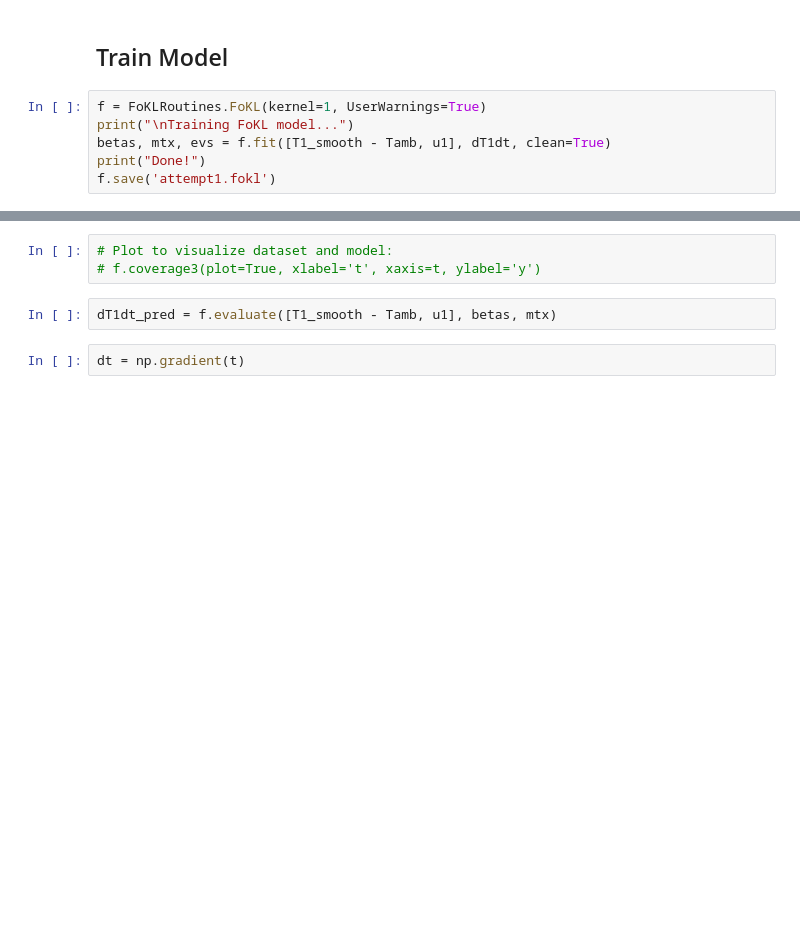
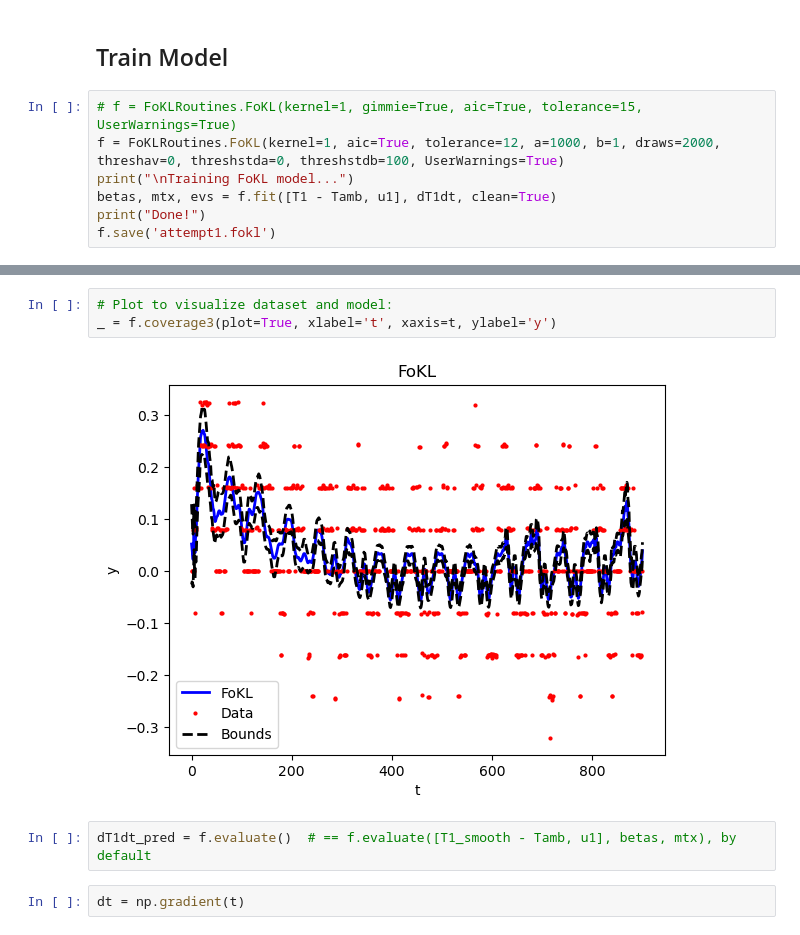
Before and after one commit to jakekrell/FoKL-GPy, a Jupyter notebook: examples/pyomo_tclab/pyomo_tclab_v1.ipynb, the cells around one changed output, grey strips where cells are left out. Drawn from its saved outputs; the diff is of its cells as text; blank space fills up the shorter version.

```diff
--- a/examples/pyomo_tclab/pyomo_tclab_v1.ipynb
+++ b/examples/pyomo_tclab/pyomo_tclab_v1.ipynb
@@ -81,9 +98,10 @@ plt.show()
 # %% [markdown]
 ## Train Model
 # %%
-f = FoKLRoutines.FoKL(kernel=1, UserWarnings=True)
+# f = FoKLRoutines.FoKL(kernel=1, gimmie=True, aic=True, tolerance=15, UserWarnings=True)
+f = FoKLRoutines.FoKL(kernel=1, aic=True, tolerance=12, a=1000, b=1, draws=2000, threshav=0, threshstda=0, threshstdb=100, UserWarnings=True)
 print("\nTraining FoKL model...")
-betas, mtx, evs = f.fit([T1_smooth - Tamb, u1], dT1dt, clean=True)
+betas, mtx, evs = f.fit([T1 - Tamb, u1], dT1dt, clean=True)
 print("Done!")
 f.save('attempt1.fokl')
 # %% [output]
@@ -96,8 +126,10 @@ Done!
 'attempt1.fokl'
 # %%
 # Plot to visualize dataset and model:
-# f.coverage3(plot=True, xlabel='t', xaxis=t, ylabel='y')
+_ = f.coverage3(plot=True, xlabel='t', xaxis=t, ylabel='y')
+# %% [output]
+[figure, added]
 # %%
-dT1dt_pred = f.evaluate([T1_smooth - Tamb, u1], betas, mtx)
+dT1dt_pred = f.evaluate()  # == f.evaluate([T1_smooth - Tamb, u1], betas, mtx), by default
 # %%
 dt = np.gradient(t)
```
Also changed, not shown: parts of 5 cells of this notebook, 6 other files.
